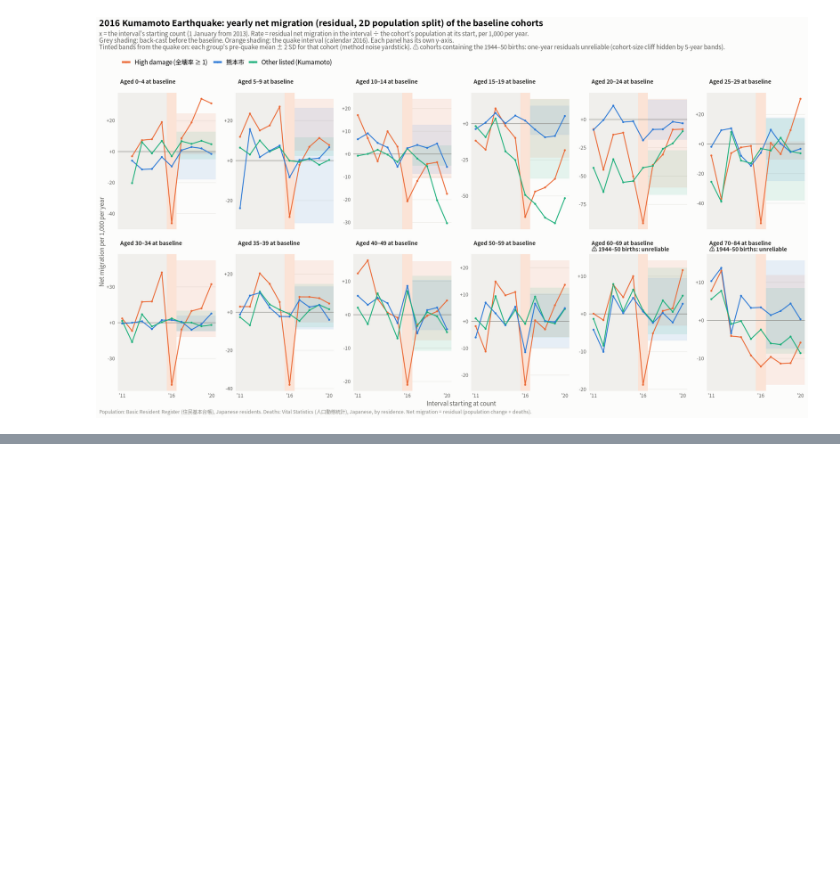
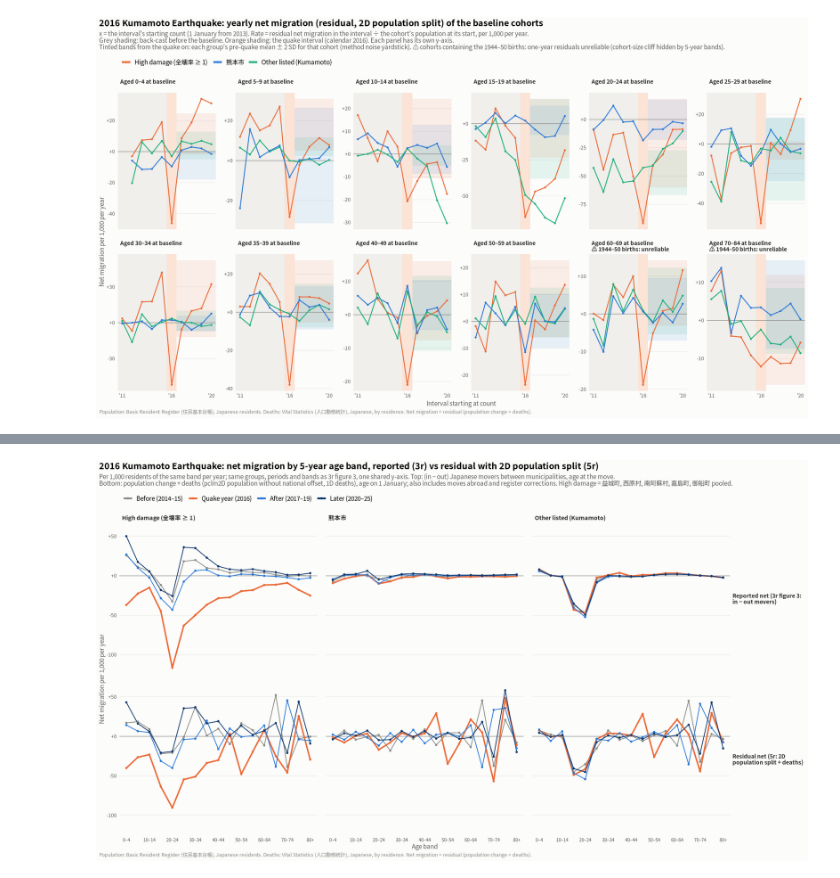
Before and after one commit to toshiakiasakura/jpn_disaster_recovery, a Jupyter notebook: src/5r_ungroup2d.ipynb, the cells around one changed output, grey strips where cells are left out. Cells and saved outputs as stored; diff of their text form; code cells hidden in the pictures; blank space fills up the shorter version.

```diff
--- a/src/5r_ungroup2d.ipynb
+++ b/src/5r_ungroup2d.ipynb
@@ -220,7 +222,7 @@ fits1d <- qs_read(cache1d)
 # 2D population fits: one pclm2D per municipality over its event's count years.
 # Bands are harmonised to ... 75-79, 80+ (80+ is the top band up to 2014).
 to80 <- function(b) ifelse(b %in% c("80_84", "85_89", "90_94", "95_99", "100+"), "80+", b)
-fit2d_muni <- function(g) {
+fit2d_muni <- function(g, use_offset = TRUE) {
   b <- g |> group_by(year) |>
     filter(age_band != "total", !(age_band == "80+" & any(age_band == "80_84"))) |>   # per year
     ungroup() |>
@@ -230,13 +232,13 @@ fit2d_muni <- function(g) {
   Y <- b |> select(year, lower, n) |> pivot_wider(names_from = year, values_from = n) |> arrange(lower)
   yrs <- as.integer(colnames(Y)[-1])
   refs <- b |> distinct(year, ref) |> arrange(year)
-  OFF <- sapply(seq_along(yrs), function(i) offset_count(yrs[i], refs$ref[refs$year == yrs[i]]))
+  OFF <- if (use_offset) sapply(seq_along(yrs), function(i) offset_count(yrs[i], refs$ref[refs$year == yrs[i]])) else NULL
   m <- tryCatch(suppressWarnings(
     pclm2D(Y$lower, as.data.frame(Y[, -1]), nlast = top_age - max(Y$lower), offset = OFF, verbose = FALSE,
            control = list(lambda = c(NA, NA), kr = 2, int.lambda = c(0.1, 1e5)))),
     error = function(e) NULL)
   if (is.null(m)) return(NULL)
-  raw <- as.matrix(fitted(m)) * OFF
+  raw <- as.matrix(fitted(m)) * (if (is.null(OFF)) 1 else OFF)
   if (any(!is.finite(raw)) || any(raw <= 0)) return(NULL)
   band <- findInterval(0:(top_age - 1), Y$lower)
   out <- lapply(seq_along(yrs), function(j) {
@@ -667,0 +793,23 @@ show_save(plot_cohorts("kumamoto") + labs(title = "2016 Kumamoto Earthquake: yea
+# %%
+period_cols3 <- setNames(c("#8a8a85", "#eb6834", "#2a78d6", "#0d366b"), periods3)
+p8 <- ggplot(cmp3, aes(band, rate, colour = period, group = period)) +
+  geom_hline(yintercept = 0, colour = ink3, linewidth = 0.4) +
+  geom_line(aes(linewidth = period == periods3[2])) +
+  geom_point(size = 1.1) +
+  facet_grid(source ~ group, labeller = labeller(source = label_wrap_gen(28))) +
+  scale_colour_manual(values = period_cols3, name = NULL) +
+  scale_linewidth_manual(values = c(`FALSE` = 0.6, `TRUE` = 1.1), guide = "none") +
+  scale_x_discrete(labels = function(b) ifelse(seq_along(b) %% 2 == 1, sub("_", "–", b), "")) +
+  scale_y_continuous(labels = function(v) sprintf("%+g", v)) +
+  labs(title = "2016 Kumamoto Earthquake: net migration by 5-year age band, reported (3r) vs residual with 2D population split (5r)",
+       subtitle = paste0("Per 1,000 residents of the same band per year; same groups, periods and bands as 3r figure 3, one shared y-axis. ",
+                         "Top: (in − out) Japanese movers between municipalities, age at the move.\n",
+                         "Bottom: population change + deaths (pclm2D population without national offset, 1D deaths), age on 1 January; also includes moves abroad and register corrections. ",
+                         "High damage = 益城町, 西原村, 南阿蘇村, 嘉島町, 御船町 pooled."),
+       x = "Age band", y = "Net migration per 1,000 per year", caption = src_note) +
+  base_theme() +
+  theme(axis.text.x = element_text(size = 7.5), strip.text.y = element_text(angle = 0, hjust = 0, size = 9)) +
+  guides(colour = guide_legend(override.aes = list(linewidth = 1.4)))
+show_save(p8, "08_kumamoto_age_profile_reported_vs_2d", width = 17, height = 8.5)
+# %% [output]
+[figure, added]
```
Also changed, not shown: parts of 6 cells of this notebook, 6 other files.
